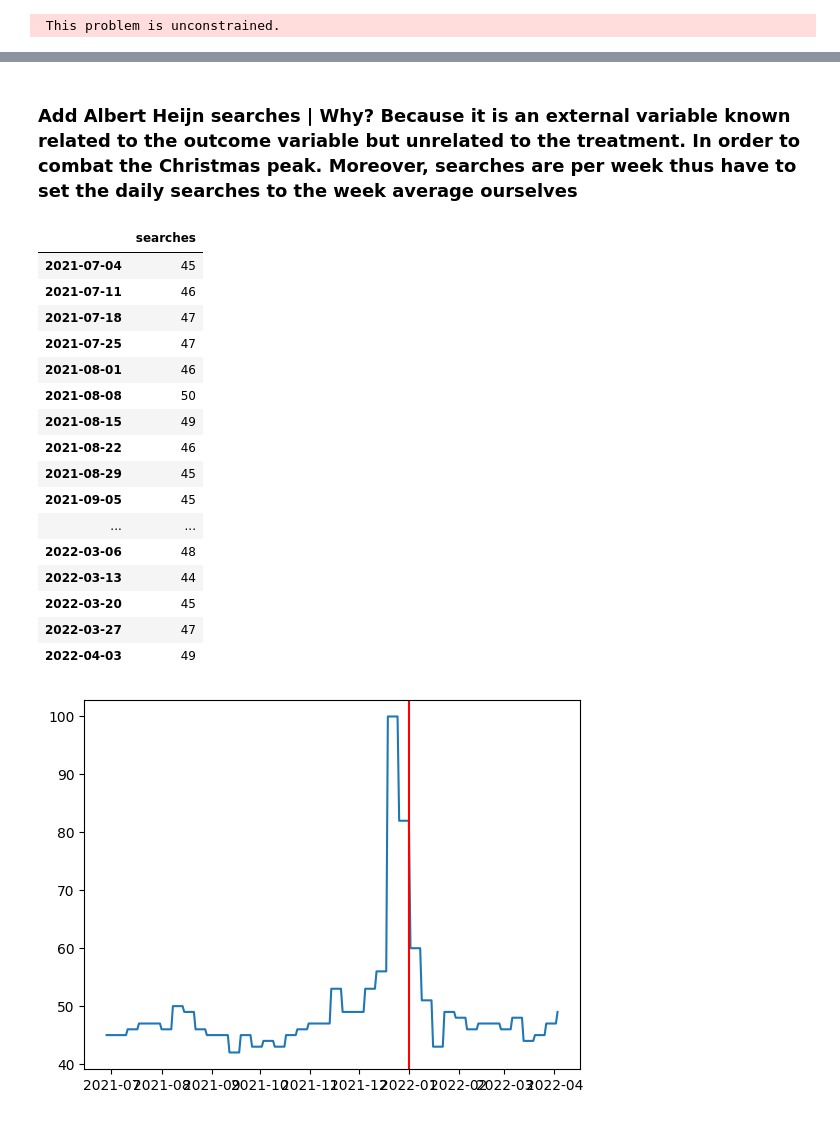
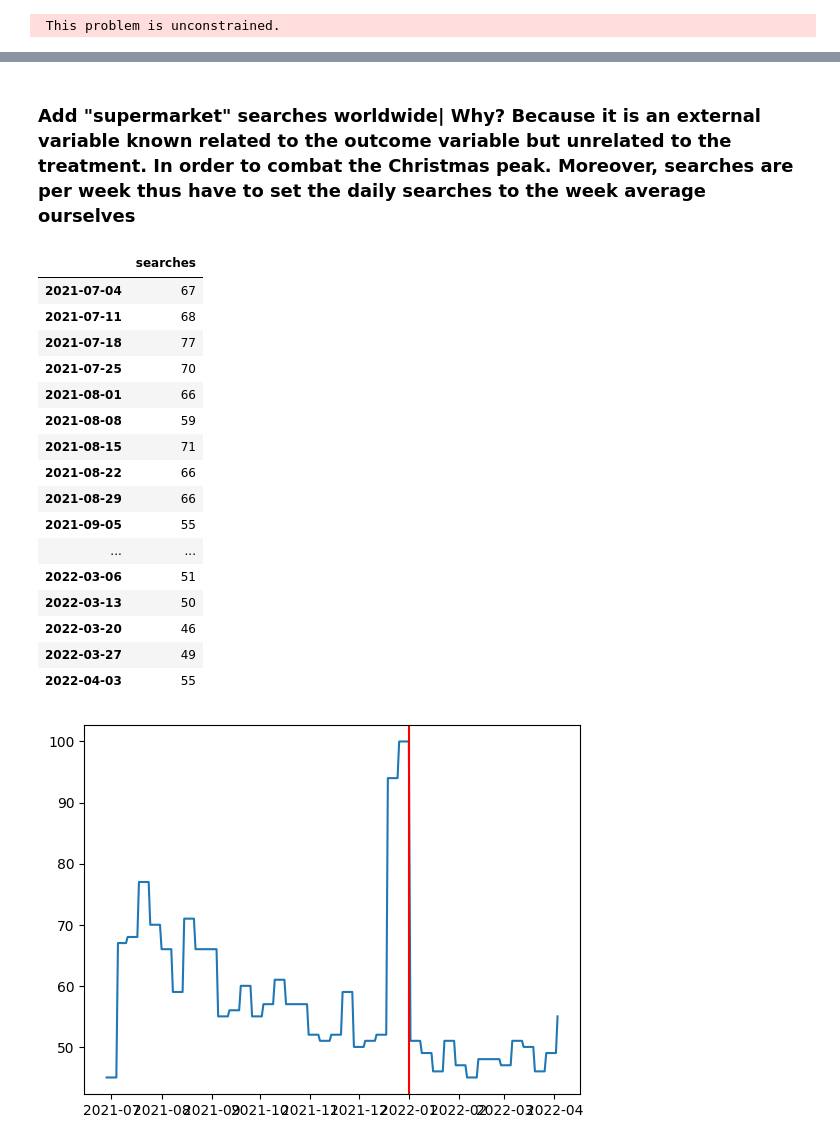
Before and after one commit to MaxMaas/JM0130-M-6, a Jupyter notebook: notebooks/create_causal_impact.ipynb, the cells around one changed output, grey strips where cells are left out. Saved outputs shown, nothing was run; the diff lists cells and outputs as text; code cells hidden in the pictures.

```diff
--- a/notebooks/create_causal_impact.ipynb
+++ b/notebooks/create_causal_impact.ipynb
@@ -122,39 +147,39 @@ ts_impact.plot()
 # %% [markdown]
-### Add Albert Heijn searches | Why? Because it is an external variable known related to the outcome variable but unrelated to the treatment. In order to combat the Christmas peak. Moreover, searches are per week thus have to set the daily searches to the week average ourselves
+### Add "supermarket" searches worldwide| Why? Because it is an external variable known related to the outcome variable but unrelated to the treatment. In order to combat the Christmas peak. Moreover, searches are per week thus have to set the daily searches to the week average ourselves
 # %%
-ah = pd.read_csv('../data/multiTimeline(2).csv')
-ah = ah.iloc[1:]
-ah.rename(columns={'Categorie: Alle categorieën': 'searches'}, inplace=True)
-ah.index = pd.to_datetime(ah.index)
-ah['searches'] = ah['searches'].astype(int)
-ah.sort_index()
+g_trends = pd.read_csv('../data/multiTimeline(3).csv')
+g_trends = g_trends.iloc[1:]
+g_trends.rename(columns={'Categorie: Alle categorieën': 'searches'}, inplace=True)
+g_trends.index = pd.to_datetime(g_trends.index)
+g_trends['searches'] = g_trends['searches'].astype(int)
+g_trends.sort_index()
 # %% [output]
 |  | searches |
-| 2021-07-04 | 45 |
-| 2021-07-11 | 46 |
-| 2021-07-18 | 47 |
-| 2021-07-25 | 47 |
-| 2021-08-01 | 46 |
-| 2021-08-08 | 50 |
-| 2021-08-15 | 49 |
-| 2021-08-22 | 46 |
-| 2021-08-29 | 45 |
-| 2021-09-05 | 45 |
+| 2021-07-04 | 67 |
+| 2021-07-11 | 68 |
+| 2021-07-18 | 77 |
+| 2021-07-25 | 70 |
+| 2021-08-01 | 66 |
+| 2021-08-08 | 59 |
+| 2021-08-15 | 71 |
+| 2021-08-22 | 66 |
+| 2021-08-29 | 66 |
+| 2021-09-05 | 55 |
 | ... | ... |
-| 2022-03-06 | 48 |
-| 2022-03-13 | 44 |
-| 2022-03-20 | 45 |
-| 2022-03-27 | 47 |
-| 2022-04-03 | 49 |
+| 2022-03-06 | 51 |
+| 2022-03-13 | 50 |
+| 2022-03-20 | 46 |
+| 2022-03-27 | 49 |
+| 2022-04-03 | 55 |
 # %%
-ah_full = pd.merge(all_days_df, ah, how='outer', left_index=True, right_index=True)
-ah_full['searches'].fillna(method='ffill', limit=6, inplace=True)
-ah_full['searches'].iloc[:7] = 45.0
+searches_full = pd.merge(all_days_df, g_trends , how='outer', left_index=True, right_index=True)
+searches_full['searches'].fillna(method='ffill', limit=6, inplace=True)
+searches_full['searches'].iloc[:7] = 45.0
 # %%
 # create line chart of AH searches
-plt.plot(ah_full.index,  ah_full['searches'])
+plt.plot(searches_full.index,  searches_full['searches'])
 plt.axvline(x=pd.to_datetime('2022-01-01'), color='red')
 plt.show()
 # %% [output]
-[figure, old version]
+[figure, new version]
 # %%
```
Also changed, not shown: parts of 39 cells of this notebook.
